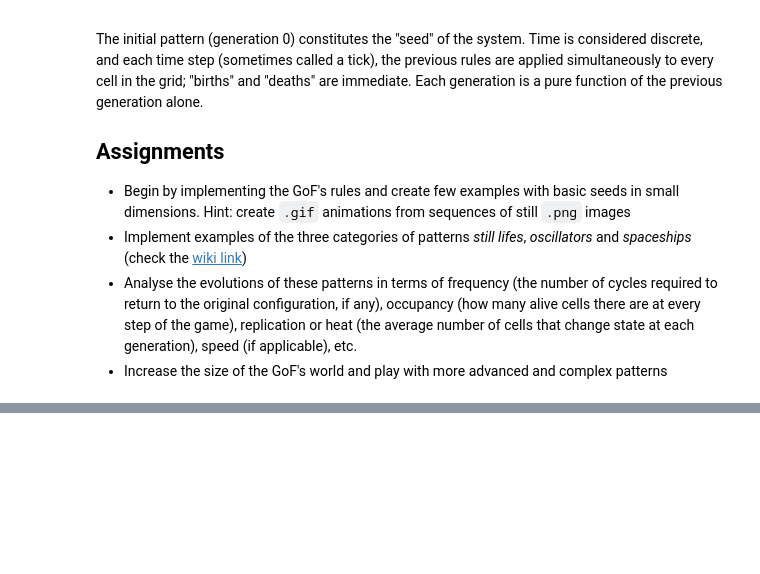
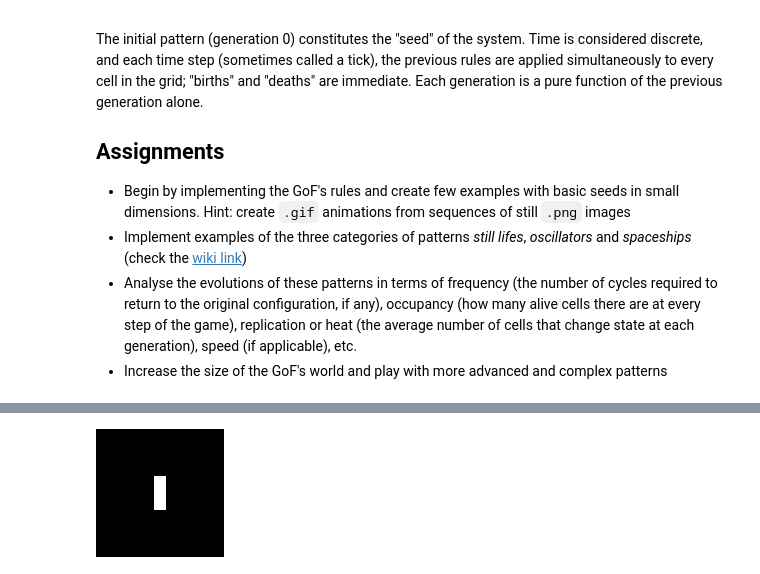
Before and after one commit to fabiovac/game_of_life, a Jupyter notebook: Project.ipynb, the cells around one changed output, grey strips where cells are left out. Cells and saved outputs as stored; diff of their text form; code cells hidden in the pictures; blank space fills up the shorter version.

```diff
--- a/Project.ipynb
+++ b/Project.ipynb
@@ -64,7 +65,7 @@ class State:
 
     def revitalize(self, cell):
         """ Revitalizes the given cell if dead. """
-        if cell[0] < grid_size[0] and cell[1] < grid_size[1]:
+        if cell[0] < self.grid_size[0] and cell[1] < self.grid_size[1]:
             self.state.add(cell)
         else:
             print("Grid dimensions exceeded, cell has not been loaded")
@@ -88,6 +89,11 @@ class State:
                 count += 1
         return count
 
+    def __eq__(self, other):
+        if isinstance(other, State):
+            return self.state == other.state
+        return False
+
     def get_frame(self, size):
         """ Returns the state represented as a grayscale frame of the given size. """
         frame = np.zeros(self.grid_size, dtype=np.uint8)
@@ -135,13 +141,16 @@ class Game:
 
             self.state = curr_state
 
+            if prev_state == curr_state:
+                break
+
     # https://pillow.readthedocs.io/en/latest/handbook/image-file-formats.html#saving-sequences
-    def export_gif(self, filename, size=(512,512)):
+    def export_gif(self, filename, size=(512,512), frametime=200):
         """ Export the game history as an animated gif of the given resolution. """
         frames = []
         for state in self.history:
             frames.append(state.get_frame(size))
-        frames[0].save(filename, save_all=True, append_images=frames[1:], duration=250)
+        frames[0].save(filename, save_all=True, append_images=frames[1:], duration=frametime, loop=0)
 
     def load_pattern(self, pattern, pattern_pos):
         """ Load a specific pattern in the game. """
@@ -208,0 +223,13 @@ g.export_gif('second_game.gif')
+# %%
+bliker = library.get_pattern('blinker')
+
+game = Game(grid_size=(11,11))
+game.load_pattern(bliker, (5,4))
+
+game.run(200)
+
+filename = 'out.gif'
+game.export_gif(filename, size=(128,128), frametime=500)
+IPyImage(filename)
+# %% [output]
+[figure, added]
```
Also changed, not shown: parts of 8 cells of this notebook, 2 other files.
